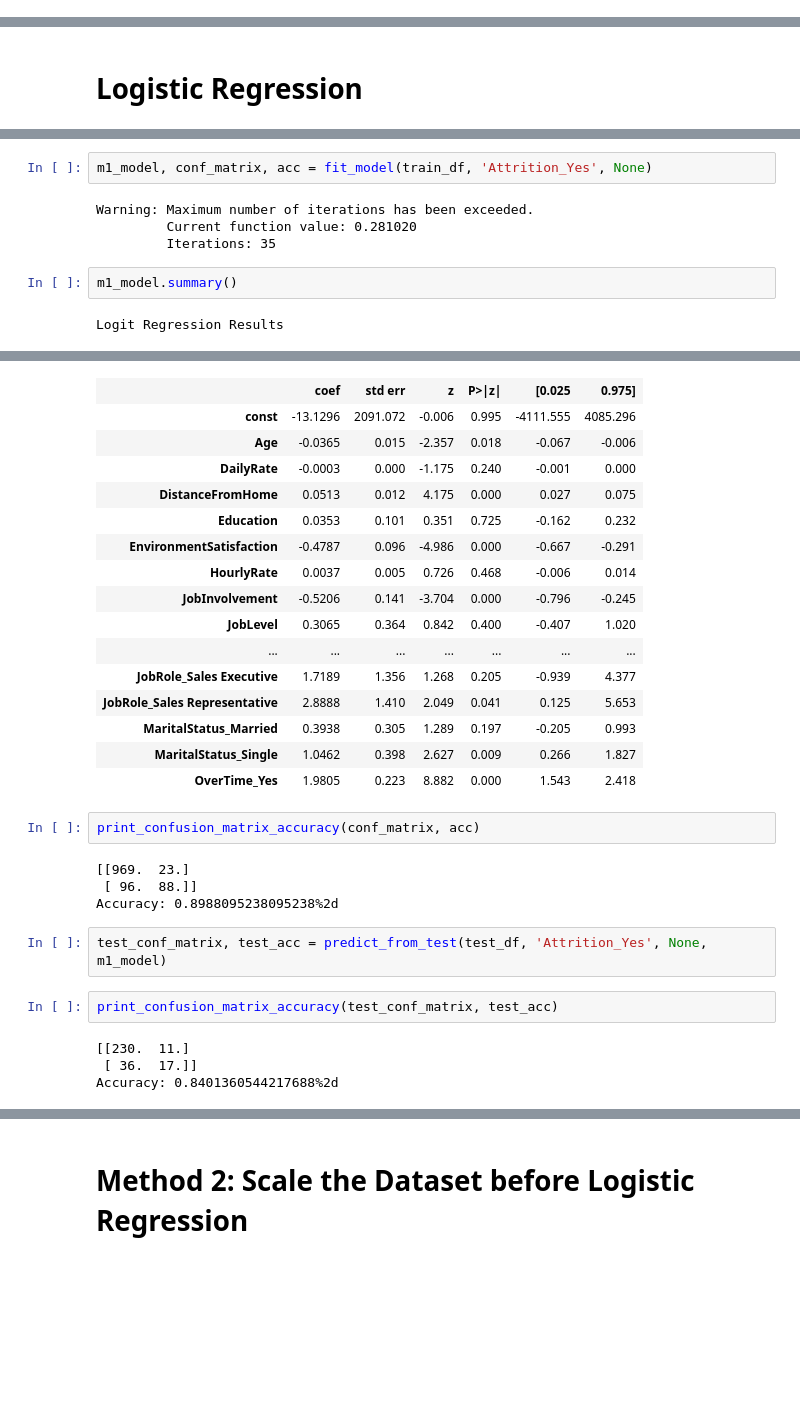
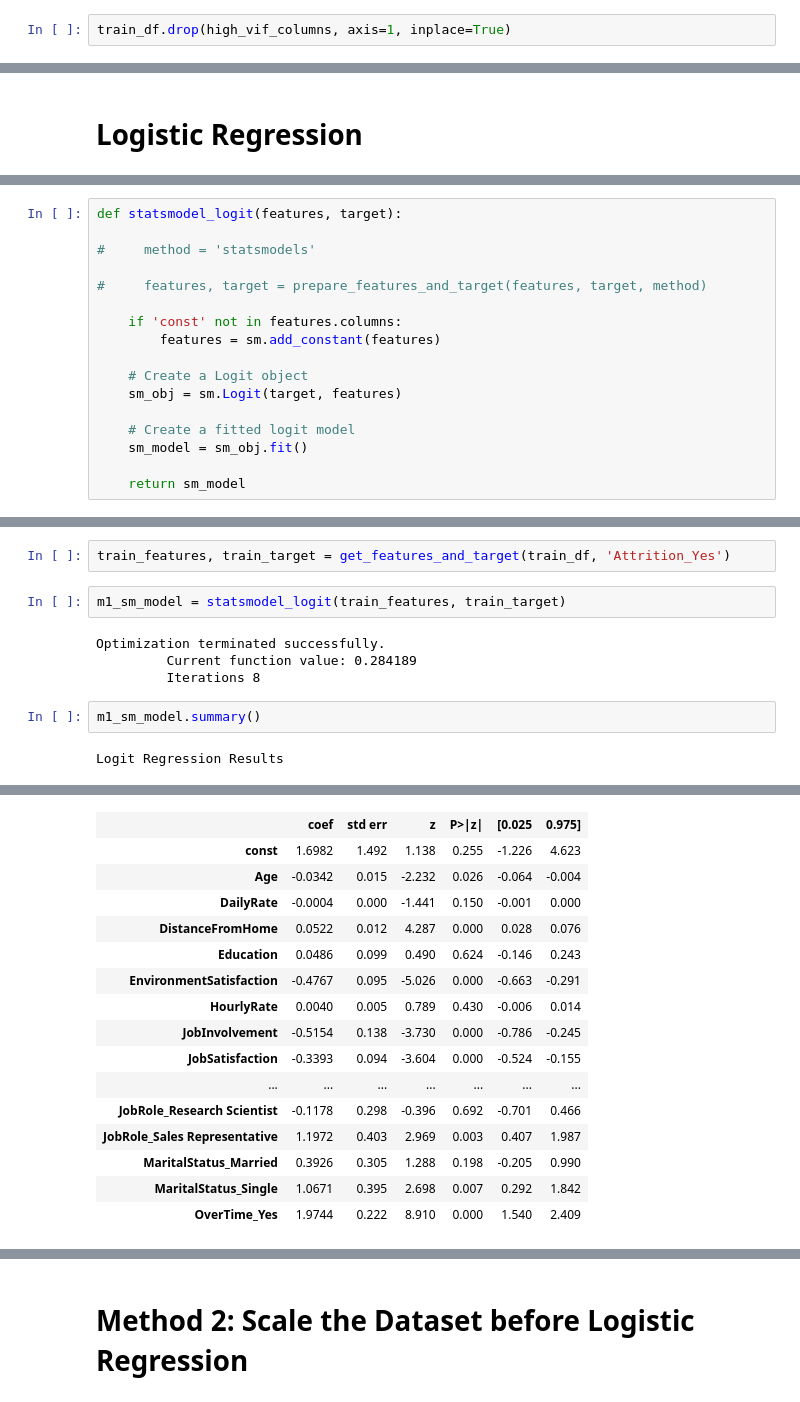
Before and after one commit to dlma1234/datascience_casestudies, a Jupyter notebook: hr_analytics/HR_Attrition_Analysis.ipynb, the cells around one changed output, grey strips where cells are left out. Drawn from its saved outputs; the diff is of its cells as text; blank space fills up the shorter version.

```diff
--- a/hr_analytics/HR_Attrition_Analysis.ipynb
+++ b/hr_analytics/HR_Attrition_Analysis.ipynb
@@ -353,0 +418,2 @@ test_df.drop(['EmployeeNumber'], axis=1, inplace=True)
+# %%
+train_df.drop(high_vif_columns, axis=1, inplace=True)
@@ -425,0 +440,17 @@ def print_confusion_matrix_accuracy(conf_matrix, accuracy):
+# %%
+def statsmodel_logit(features, target):
+
+#     method = 'statsmodels'
+
+#     features, target = prepare_features_and_target(features, target, method)
+
+    if 'const' not in features.columns:
+        features = sm.add_constant(features)
+
+    # Create a Logit object
+    sm_obj = sm.Logit(target, features)
+
+    # Create a fitted logit model
+    sm_model = sm_obj.fit()
+
+    return sm_model
@@ -428,11 +493,13 @@ def print_confusion_matrix_accuracy(conf_matrix, accuracy):
-# %%
-m1_model, conf_matrix, acc = fit_model(train_df, 'Attrition_Yes', None)
-# %% [output]
-Warning: Maximum number of iterations has been exceeded.
-         Current function value: 0.281020
-         Iterations: 35
+# %%
+train_features, train_target = get_features_and_target(train_df, 'Attrition_Yes')
+# %%
+m1_sm_model = statsmodel_logit(train_features, train_target)
+# %% [output]
+Optimization terminated successfully.
+         Current function value: 0.284189
+         Iterations 8
 # %%
-m1_model.summary()
+m1_sm_model.summary()
 # %% [output]
 Logit Regression Results
 | Dep. Variable: | Attrition_Yes | No. Observations: | 1176 |
@@ -445,30 +512,16 @@ Logit Regression Results
 |  | coef | std err | z | P>|z| | [0.025 | 0.975] |
-| const | -13.1296 | 2091.072 | -0.006 | 0.995 | -4111.555 | 4085.296 |
-| Age | -0.0365 | 0.015 | -2.357 | 0.018 | -0.067 | -0.006 |
-| DailyRate | -0.0003 | 0.000 | -1.175 | 0.240 | -0.001 | 0.000 |
-| DistanceFromHome | 0.0513 | 0.012 | 4.175 | 0.000 | 0.027 | 0.075 |
-| Education | 0.0353 | 0.101 | 0.351 | 0.725 | -0.162 | 0.232 |
-| EnvironmentSatisfaction | -0.4787 | 0.096 | -4.986 | 0.000 | -0.667 | -0.291 |
-| HourlyRate | 0.0037 | 0.005 | 0.726 | 0.468 | -0.006 | 0.014 |
-| JobInvolvement | -0.5206 | 0.141 | -3.704 | 0.000 | -0.796 | -0.245 |
-| JobLevel | 0.3065 | 0.364 | 0.842 | 0.400 | -0.407 | 1.020 |
+| const | 1.6982 | 1.492 | 1.138 | 0.255 | -1.226 | 4.623 |
+| Age | -0.0342 | 0.015 | -2.232 | 0.026 | -0.064 | -0.004 |
+| DailyRate | -0.0004 | 0.000 | -1.441 | 0.150 | -0.001 | 0.000 |
+| DistanceFromHome | 0.0522 | 0.012 | 4.287 | 0.000 | 0.028 | 0.076 |
+| Education | 0.0486 | 0.099 | 0.490 | 0.624 | -0.146 | 0.243 |
+| EnvironmentSatisfaction | -0.4767 | 0.095 | -5.026 | 0.000 | -0.663 | -0.291 |
+| HourlyRate | 0.0040 | 0.005 | 0.789 | 0.430 | -0.006 | 0.014 |
+| JobInvolvement | -0.5154 | 0.138 | -3.730 | 0.000 | -0.786 | -0.245 |
+| JobSatisfaction | -0.3393 | 0.094 | -3.604 | 0.000 | -0.524 | -0.155 |
 | ... | ... | ... | ... | ... | ... | ... |
-| JobRole_Sales Executive | 1.7189 | 1.356 | 1.268 | 0.205 | -0.939 | 4.377 |
-| JobRole_Sales Representative | 2.8888 | 1.410 | 2.049 | 0.041 | 0.125 | 5.653 |
-| MaritalStatus_Married | 0.3938 | 0.305 | 1.289 | 0.197 | -0.205 | 0.993 |
-| MaritalStatus_Single | 1.0462 | 0.398 | 2.627 | 0.009 | 0.266 | 1.827 |
-| OverTime_Yes | 1.9805 | 0.223 | 8.882 | 0.000 | 1.543 | 2.418 |
+| JobRole_Research Scientist | -0.1178 | 0.298 | -0.396 | 0.692 | -0.701 | 0.466 |
+| JobRole_Sales Representative | 1.1972 | 0.403 | 2.969 | 0.003 | 0.407 | 1.987 |
+| MaritalStatus_Married | 0.3926 | 0.305 | 1.288 | 0.198 | -0.205 | 0.990 |
+| MaritalStatus_Single | 1.0671 | 0.395 | 2.698 | 0.007 | 0.292 | 1.842 |
+| OverTime_Yes | 1.9744 | 0.222 | 8.910 | 0.000 | 1.540 | 2.409 |
-# %%
-print_confusion_matrix_accuracy(conf_matrix, acc)
-# %% [output]
-[[969.  23.]
- [ 96.  88.]]
-Accuracy: 0.8988095238095238%2d
-# %%
-test_conf_matrix, test_acc = predict_from_test(test_df, 'Attrition_Yes', None, m1_model)
-# %%
-print_confusion_matrix_accuracy(test_conf_matrix, test_acc)
-# %% [output]
-[[230.  11.]
- [ 36.  17.]]
-Accuracy: 0.8401360544217688%2d
```
Also changed, not shown: parts of 124 cells of this notebook.
